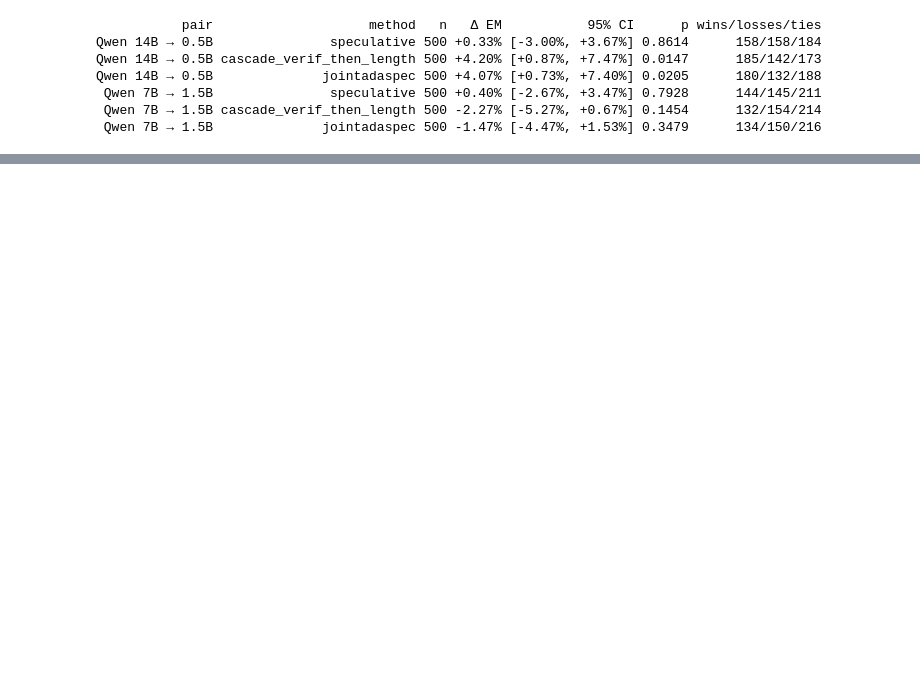
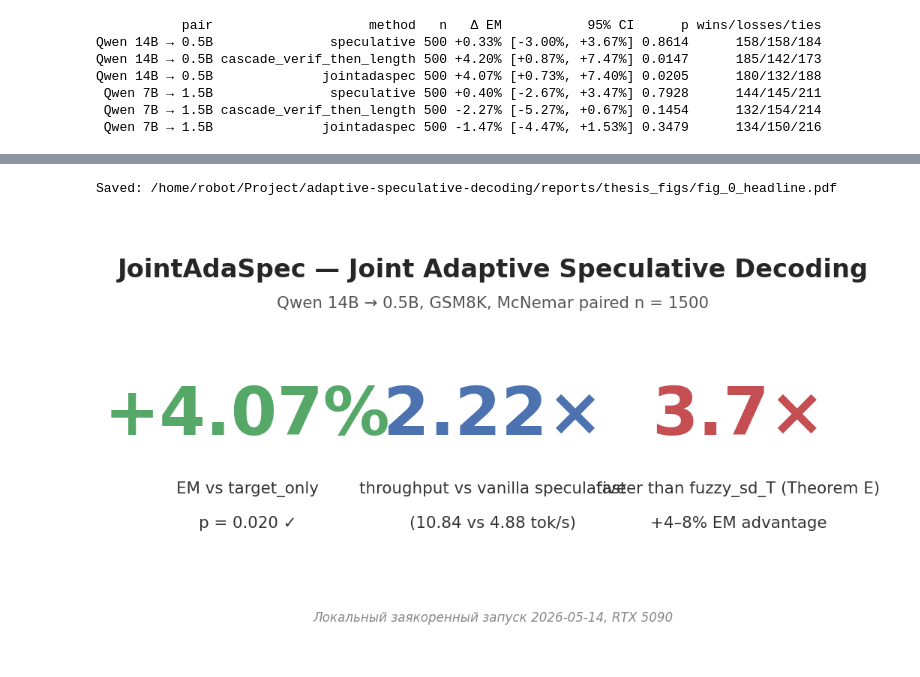
Before and after one commit to levvius/adaptive-speculative-decoding, a Jupyter notebook: notebooks/thesis_plots.ipynb, the cells around one changed output, grey strips where cells are left out. Saved outputs shown, nothing was run; the diff lists cells and outputs as text; code cells hidden in the pictures; blank space fills up the shorter version.

```diff
--- a/notebooks/thesis_plots.ipynb
+++ b/notebooks/thesis_plots.ipynb
@@ -780,0 +975,42 @@ Qwen 14B → 0.5B              jointadaspec 500 +4.07% [+0.73%, +7.40%] 0.0205
+# %%
+# === Дополнительная ячейка: Headline-слайд для титульного слайда защиты ===
+fig, ax = plt.subplots(figsize=(12, 6.75))  # 16:9 slide ratio
+ax.axis("off")
+ax.text(0.5, 0.92, "JointAdaSpec — Joint Adaptive Speculative Decoding",
+        ha="center", va="top", fontsize=22, weight="bold", transform=ax.transAxes)
+ax.text(0.5, 0.83, "Qwen 14B → 0.5B, GSM8K, McNemar paired n = 1500",
+        ha="center", va="top", fontsize=14, color="#555", transform=ax.transAxes)
+
+# Three big numbers
+ax.text(0.18, 0.55, "+4.07%", ha="center", va="center",
+        fontsize=58, weight="bold", color="#55A868", transform=ax.transAxes)
+ax.text(0.18, 0.38, "EM vs target_only", ha="center", va="center",
+        fontsize=14, color="#333", transform=ax.transAxes)
+ax.text(0.18, 0.30, "p = 0.020 ✓", ha="center", va="center",
+        fontsize=14, color="#333", transform=ax.transAxes)
+
+ax.text(0.50, 0.55, "2.22×", ha="center", va="center",
+        fontsize=58, weight="bold", color="#4C72B0", transform=ax.transAxes)
+ax.text(0.50, 0.38, "throughput vs vanilla speculative", ha="center", va="center",
+        fontsize=14, color="#333", transform=ax.transAxes)
+ax.text(0.50, 0.30, "(10.84 vs 4.88 tok/s)", ha="center", va="center",
+        fontsize=14, color="#333", transform=ax.transAxes)
+
+ax.text(0.82, 0.55, "3.7×", ha="center", va="center",
+        fontsize=58, weight="bold", color="#C44E52", transform=ax.transAxes)
+ax.text(0.82, 0.38, "faster than fuzzy_sd_T (Theorem E)", ha="center", va="center",
+        fontsize=14, color="#333", transform=ax.transAxes)
+ax.text(0.82, 0.30, "+4–8% EM advantage", ha="center", va="center",
+        fontsize=14, color="#333", transform=ax.transAxes)
+
+ax.text(0.5, 0.08, "Локальный заякоренный запуск 2026-05-14, RTX 5090",
+        ha="center", va="center", fontsize=11, color="#888", style="italic",
+        transform=ax.transAxes)
+
+out_path = FIGS_DIR / "fig_0_headline.pdf"
+fig.savefig(out_path, bbox_inches="tight")
+print("Saved:", out_path)
+plt.show()
+# %% [output]
+Saved: /home/robot/Project/adaptive-speculative-decoding/reports/thesis_figs/fig_0_headline.pdf
+[figure, added]
```
Also changed, not shown: parts of 19 cells of this notebook, 30 other files.
